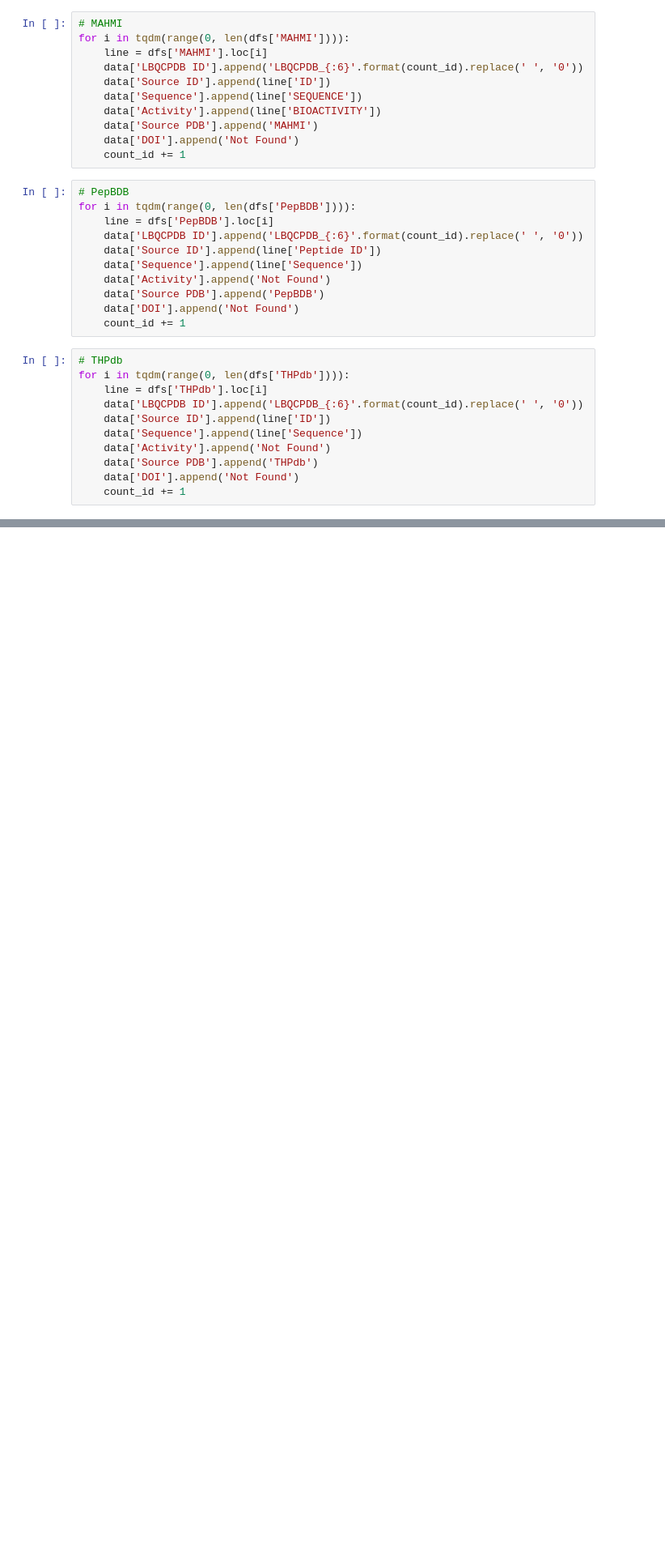
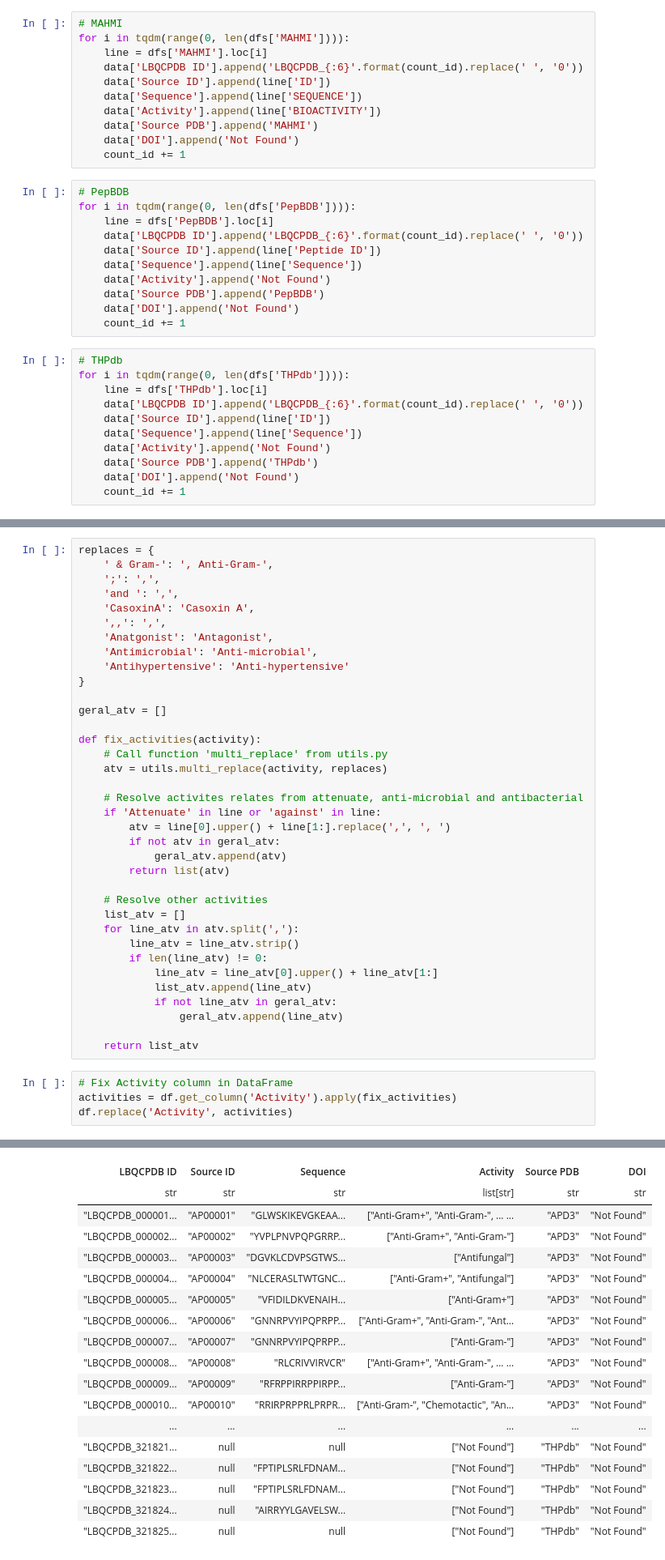
Before and after one commit to WilliamJSS/LBQC-PDB, a Jupyter notebook: LBQCPDB.ipynb, the cells around one changed output, grey strips where cells are left out. Shown at 81% size. Cells and saved outputs as stored; diff of their text form; blank space fills up the shorter version.

Commit message:
Implement peptides activities analysis

```diff
--- a/LBQCPDB.ipynb
+++ b/LBQCPDB.ipynb
@@ -101,0 +118,41 @@ df = pd.DataFrame(data)
+# %%
+replaces = {
+    ' & Gram-': ', Anti-Gram-',
+    ';': ',',
+    'and ': ',',
+    'CasoxinA': 'Casoxin A',
+    ',,': ',',
+    'Anatgonist': 'Antagonist',
+    'Antimicrobial': 'Anti-microbial',
+    'Antihypertensive': 'Anti-hypertensive'
+}
+
+geral_atv = []
+
+def fix_activities(activity):
+    # Call function 'multi_replace' from utils.py
+    atv = utils.multi_replace(activity, replaces)
+
+    # Resolve activites relates from attenuate, anti-microbial and antibacterial
+    if 'Attenuate' in line or 'against' in line:
+        atv = line[0].upper() + line[1:].replace(',', ', ')
+        if not atv in geral_atv:
+            geral_atv.append(atv)
+        return list(atv)
+
+    # Resolve other activities
+    list_atv = []
+    for line_atv in atv.split(','):
+        line_atv = line_atv.strip()
+        if len(line_atv) != 0:
+            line_atv = line_atv[0].upper() + line_atv[1:]
+            list_atv.append(line_atv)
+            if not line_atv in geral_atv:
+                geral_atv.append(line_atv)
+
+    return list_atv
+# %%
+# Fix Activity column in DataFrame
+activities = df.get_column('Activity').apply(fix_activities)
+df.replace('Activity', activities)
+# %% [output]
@@ -101,0 +160,18 @@ df = pd.DataFrame(data)
+| LBQCPDB ID | Source ID | Sequence | Activity | Source PDB | DOI |
+| str | str | str | list[str] | str | str |
+| "LBQCPDB_000001... | "AP00001" | "GLWSKIKEVGKEAA... | ["Anti-Gram+", "Anti-Gram-", ... ... | "APD3" | "Not Found" |
+| "LBQCPDB_000002... | "AP00002" | "YVPLPNVPQPGRRP... | ["Anti-Gram+", "Anti-Gram-"] | "APD3" | "Not Found" |
+| "LBQCPDB_000003... | "AP00003" | "DGVKLCDVPSGTWS... | ["Antifungal"] | "APD3" | "Not Found" |
+| "LBQCPDB_000004... | "AP00004" | "NLCERASLTWTGNC... | ["Anti-Gram+", "Antifungal"] | "APD3" | "Not Found" |
+| "LBQCPDB_000005... | "AP00005" | "VFIDILDKVENAIH... | ["Anti-Gram+"] | "APD3" | "Not Found" |
+| "LBQCPDB_000006... | "AP00006" | "GNNRPVYIPQPRPP... | ["Anti-Gram+", "Anti-Gram-", "Ant... | "APD3" | "Not Found" |
+| "LBQCPDB_000007... | "AP00007" | "GNNRPVYIPQPRPP... | ["Anti-Gram-"] | "APD3" | "Not Found" |
+| "LBQCPDB_000008... | "AP00008" | "RLCRIVVIRVCR" | ["Anti-Gram+", "Anti-Gram-", ... ... | "APD3" | "Not Found" |
+| "LBQCPDB_000009... | "AP00009" | "RFRPPIRRPPIRPP... | ["Anti-Gram-"] | "APD3" | "Not Found" |
+| "LBQCPDB_000010... | "AP00010" | "RRIRPRPPRLPRPR... | ["Anti-Gram-", "Chemotactic", "An... | "APD3" | "Not Found" |
+| ... | ... | ... | ... | ... | ... |
+| "LBQCPDB_321821... | null | null | ["Not Found"] | "THPdb" | "Not Found" |
+| "LBQCPDB_321822... | null | "FPTIPLSRLFDNAM... | ["Not Found"] | "THPdb" | "Not Found" |
+| "LBQCPDB_321823... | null | "FPTIPLSRLFDNAM... | ["Not Found"] | "THPdb" | "Not Found" |
+| "LBQCPDB_321824... | null | "AIRRYYLGAVELSW... | ["Not Found"] | "THPdb" | "Not Found" |
+| "LBQCPDB_321825... | null | null | ["Not Found"] | "THPdb" | "Not Found" |
```
Also changed, not shown: parts of 12 cells of this notebook, 8 other files.
